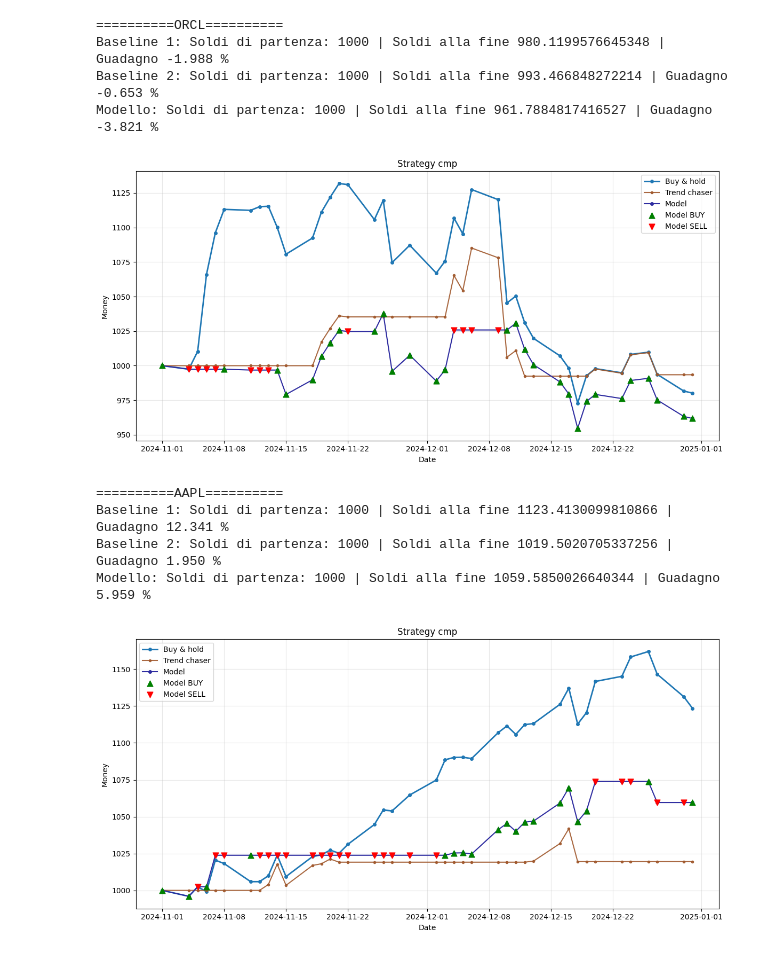
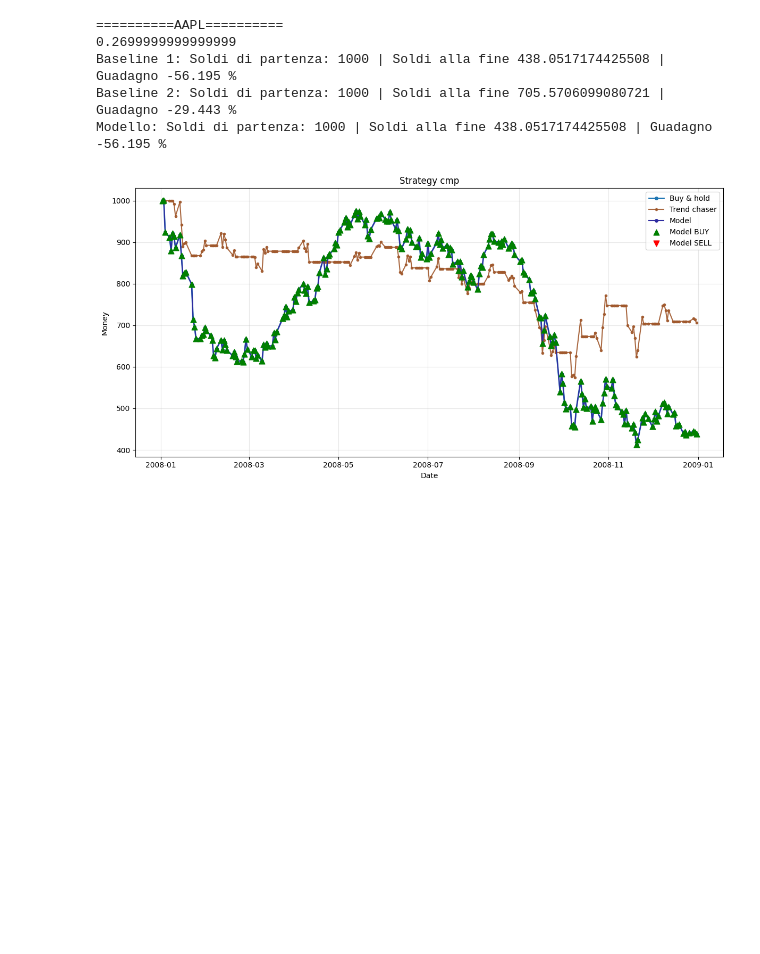
Before and after one commit to UniAlessioM/MarGui-Project, a Jupyter notebook: TradingTestbentch.ipynb, the cells around one changed output. Drawn from its saved outputs; the diff is of its cells as text; code cells hidden in the pictures; blank space fills up the shorter version.

```diff
--- a/TradingTestbentch.ipynb
+++ b/TradingTestbentch.ipynb
@@ -5,7 +5,8 @@ import matplotlib.pyplot as plt
 import xgboost as xgb
 # %%
 # Simulation parameters
-TimeSplit = "2024-11-01"
+TimeSplit_up = "2009-01-01"
+TimeSplit_down = "2008-01-1"
 starting_cash = 1000
 # %%
 # --- Carica dati e modello ---
@@ -28,11 +29,15 @@ for tiker in stocks:
     features = bundle["features"]
     scaler = bundle.get("scaler", None)
 
+    # use elementwise boolean with & and ensure datetime comparison
+    start_dt = pd.to_datetime(TimeSplit_down)
+    end_dt = pd.to_datetime(TimeSplit_up)
     models[f"{tiker}"] = {
         "model": model,
         "features": features,
         "scaler": scaler,
-        "test_data": df[df.index >= TimeSplit]
+        "test_data": df[(df.index>=start_dt) & (df.index <= end_dt)],
+        "threshold": bundle["threshold"]
     }
 # %%
 for tiker, data in models.items():
@@ -150,9 +155,14 @@ for tiker, data in models.items():
         probs = model_obj.predict(inp)
 
     # convert to class actions (1 if tomorrow will be higher)
-    actions = (probs >= 0.48).astype(int)
+    thresh = 0.5
+
+    if(data["threshold"] != None):
+        thresh = data["threshold"]
+
+    actions = (probs >= thresh).astype(int)
     state_modello["data"].loc[:, "model_action"] = actions
-
+    print(thresh)
     #def model_action(row):
     #    price = float(row["Close"])
     #    prev = state_modello["prev_price"]
@@ -223,40 +233,36 @@ for tiker, data in models.items():
 
     plt.figure(figsize=(12,6))
 
     idx = data["test_data"].index
     bh_series = data["test_data"]["Close"] * number_of_actions
     tc_series = trand_chaser["data"]["portfolio_value"]
     model_series = state_modello["data"]["model_value"]
 
     # plot lines with daily markers
     plt.plot(idx, bh_series, label='Buy & hold', color='#1f77b4', linewidth=2, marker='o', markersize=4)
     plt.plot(idx, tc_series, label='Trend chaser', color="#a0582c", linewidth=1.5, marker='o', markersize=3, alpha=0.9)
     plt.plot(idx, model_series, label='Model', color="#2e2ca0", linewidth=1.5, marker='o', markersize=4)
 
     # overlay buy/sell markers using model_action (show at model_value)
     buys = state_modello["data"]["model_action"] == 1
     sells = state_modello["data"]["model_action"] == 0
 
     plt.scatter(state_modello["data"].loc[buys].index, state_modello["data"].loc[buys, "model_value"],
                 marker="^", color="green", s=60, label="Model BUY", zorder=5)
     plt.scatter(state_modello["data"].loc[sells].index, state_modello["data"].loc[sells, "model_value"],
                 marker="v", color="red", s=60, label="Model SELL", zorder=5)
 
     plt.title("Strategy cmp")
     plt.xlabel("Date")
     plt.ylabel("Money")
     plt.legend()
     plt.grid(alpha=0.3)
     plt.tight_layout()
     plt.show()
 # %% [output]
-==========ORCL==========
-Baseline 1: Soldi di partenza: 1000 | Soldi alla fine 980.1199576645348 | Guadagno -1.988 %
-Baseline 2: Soldi di partenza: 1000 | Soldi alla fine 993.466848272214 | Guadagno -0.653 %
-Modello: Soldi di partenza: 1000 | Soldi alla fine 961.7884817416527 | Guadagno -3.821 %
+==========AAPL==========
+0.2699999999999999
+Baseline 1: Soldi di partenza: 1000 | Soldi alla fine 438.0517174425508 | Guadagno -56.195 %
+Baseline 2: Soldi di partenza: 1000 | Soldi alla fine 705.5706099080721 | Guadagno -29.443 %
+Modello: Soldi di partenza: 1000 | Soldi alla fine 438.0517174425508 | Guadagno -56.195 %
-[figure, old version]
+[figure, new version]
-==========AAPL==========
-Baseline 1: Soldi di partenza: 1000 | Soldi alla fine 1123.4130099810866 | Guadagno 12.341 %
-Baseline 2: Soldi di partenza: 1000 | Soldi alla fine 1019.5020705337256 | Guadagno 1.950 %
-Modello: Soldi di partenza: 1000 | Soldi alla fine 1059.5850026640344 | Guadagno 5.959 %
-[figure, removed]
```
Also changed, not shown: 5 other files.
